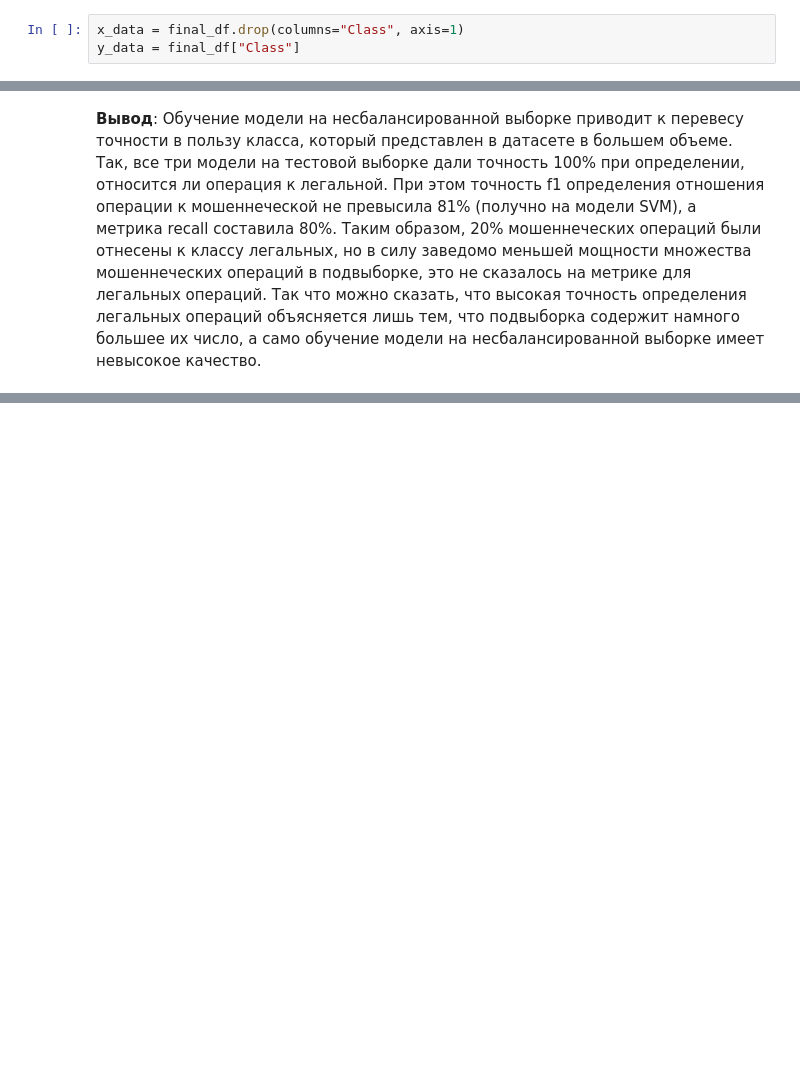
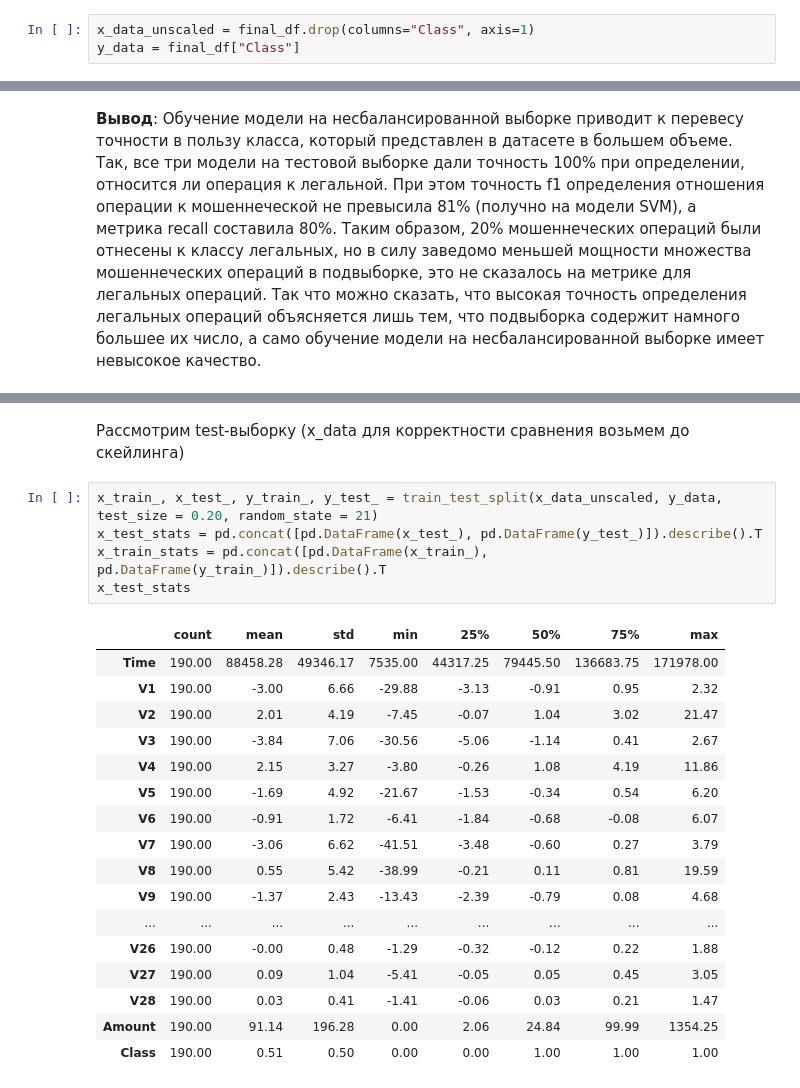
Before and after one commit to EMcHave/ML2, a Jupyter notebook: ML2.ipynb, the cells around one changed output, grey strips where cells are left out. Cells and saved outputs as stored; diff of their text form; blank space fills up the shorter version.

```diff
--- a/ML2.ipynb
+++ b/ML2.ipynb
@@ -249,7 +249,7 @@ sns.pairplot(final_df[["V23", "V24", "V25", "Class"]], hue="Class")
 # %% [markdown]
 Разделим данные на входные параметры модели и target-переменную
 # %%
-x_data = final_df.drop(columns="Class", axis=1)
+x_data_unscaled = final_df.drop(columns="Class", axis=1)
 y_data = final_df["Class"]
 # %% [markdown]
 Для того чтобы все входные параметры были близки по масштабам, применим к ним инструмент StandardScaler, осуществляющую "нормировку" параметров, вычитая среднее и деля на стандартное отклонение
@@ -423,0 +448,25 @@ ________________________________________________________________________________
+# %% [markdown]
+Рассмотрим test-выборку (x_data для корректности сравнения возьмем до скейлинга)
+# %%
+x_train_, x_test_, y_train_, y_test_ = train_test_split(x_data_unscaled, y_data, test_size = 0.20, random_state = 21)
+x_test_stats = pd.concat([pd.DataFrame(x_test_), pd.DataFrame(y_test_)]).describe().T
+x_train_stats = pd.concat([pd.DataFrame(x_train_), pd.DataFrame(y_train_)]).describe().T
+x_test_stats
+# %% [output]
+|  | count | mean | std | min | 25% | 50% | 75% | max |
+| Time | 190.00 | 88458.28 | 49346.17 | 7535.00 | 44317.25 | 79445.50 | 136683.75 | 171978.00 |
+| V1 | 190.00 | -3.00 | 6.66 | -29.88 | -3.13 | -0.91 | 0.95 | 2.32 |
+| V2 | 190.00 | 2.01 | 4.19 | -7.45 | -0.07 | 1.04 | 3.02 | 21.47 |
+| V3 | 190.00 | -3.84 | 7.06 | -30.56 | -5.06 | -1.14 | 0.41 | 2.67 |
+| V4 | 190.00 | 2.15 | 3.27 | -3.80 | -0.26 | 1.08 | 4.19 | 11.86 |
+| V5 | 190.00 | -1.69 | 4.92 | -21.67 | -1.53 | -0.34 | 0.54 | 6.20 |
+| V6 | 190.00 | -0.91 | 1.72 | -6.41 | -1.84 | -0.68 | -0.08 | 6.07 |
+| V7 | 190.00 | -3.06 | 6.62 | -41.51 | -3.48 | -0.60 | 0.27 | 3.79 |
+| V8 | 190.00 | 0.55 | 5.42 | -38.99 | -0.21 | 0.11 | 0.81 | 19.59 |
+| V9 | 190.00 | -1.37 | 2.43 | -13.43 | -2.39 | -0.79 | 0.08 | 4.68 |
+| ... | ... | ... | ... | ... | ... | ... | ... | ... |
+| V26 | 190.00 | -0.00 | 0.48 | -1.29 | -0.32 | -0.12 | 0.22 | 1.88 |
+| V27 | 190.00 | 0.09 | 1.04 | -5.41 | -0.05 | 0.05 | 0.45 | 3.05 |
+| V28 | 190.00 | 0.03 | 0.41 | -1.41 | -0.06 | 0.03 | 0.21 | 1.47 |
+| Amount | 190.00 | 91.14 | 196.28 | 0.00 | 2.06 | 24.84 | 99.99 | 1354.25 |
+| Class | 190.00 | 0.51 | 0.50 | 0.00 | 0.00 | 1.00 | 1.00 | 1.00 |
```
Also changed, not shown: parts of 14 cells of this notebook.
